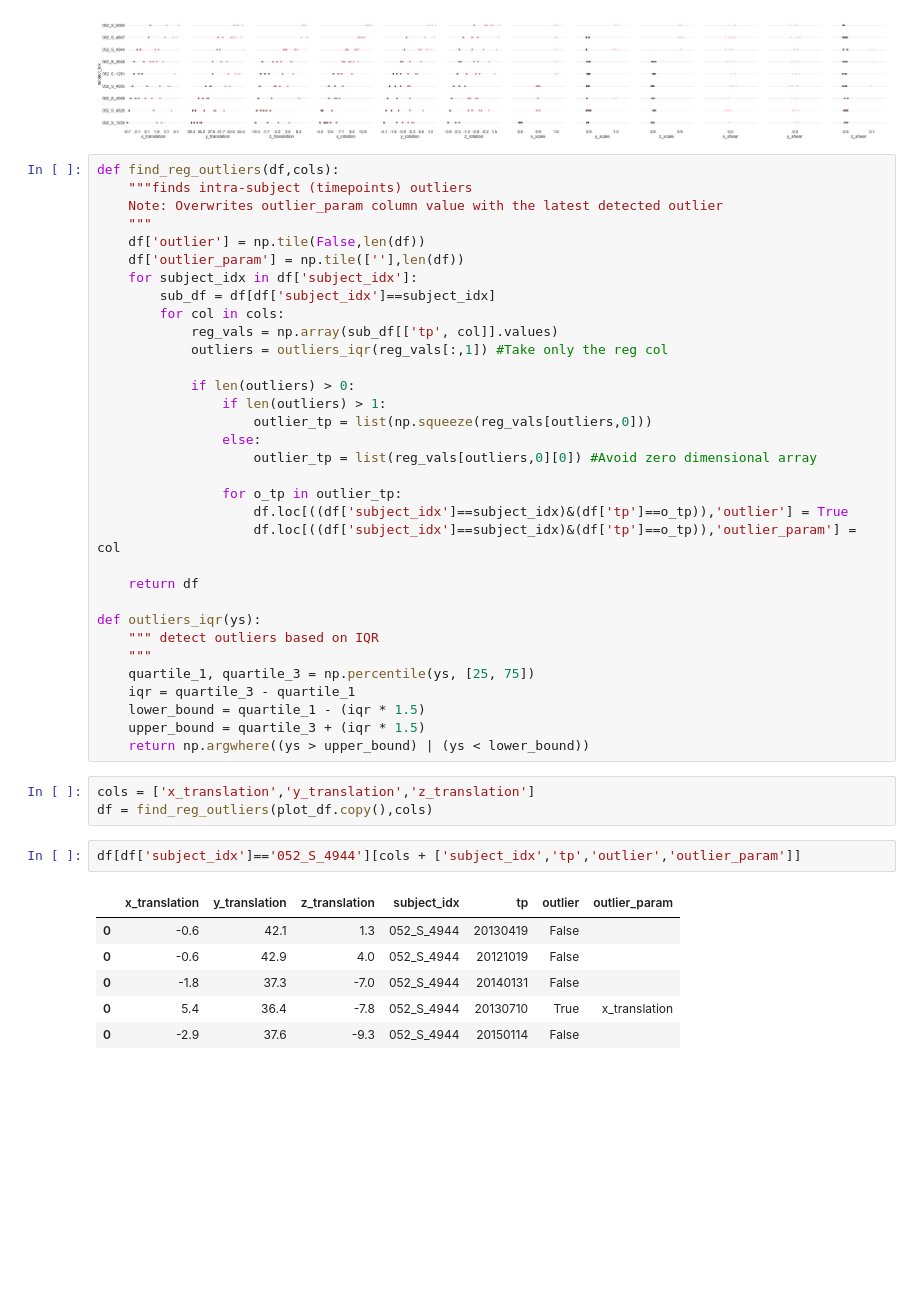
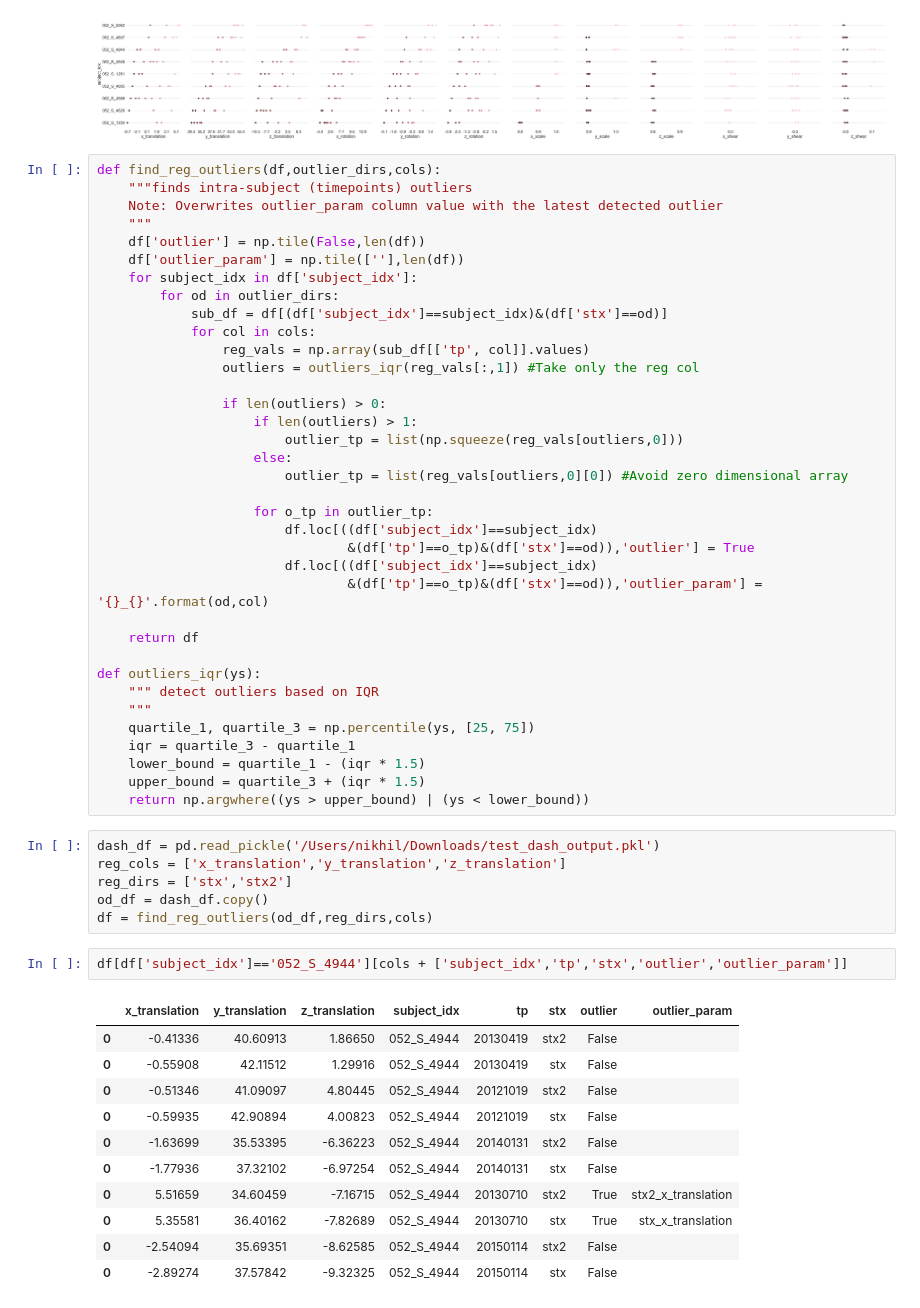
Before and after one commit to nikhil-C45/MR_preproc_dash, a Jupyter notebook: notebooks/MR_preproc_dash_registration_metrics.ipynb, the cells around one changed output. Drawn from its saved outputs; the diff is of its cells as text; blank space fills up the shorter version.

Commit message:
added outlier detection to the test script

```diff
--- a/notebooks/MR_preproc_dash_registration_metrics.ipynb
+++ b/notebooks/MR_preproc_dash_registration_metrics.ipynb
@@ -139,27 +139,30 @@ sns.despine(left=True, bottom=True)
 # %% [output]
 [figure]
 # %%
-def find_reg_outliers(df,cols):
+def find_reg_outliers(df,outlier_dirs,cols):
     """finds intra-subject (timepoints) outliers
     Note: Overwrites outlier_param column value with the latest detected outlier
     """
     df['outlier'] = np.tile(False,len(df))
     df['outlier_param'] = np.tile([''],len(df))
     for subject_idx in df['subject_idx']:
-        sub_df = df[df['subject_idx']==subject_idx]
-        for col in cols:
-            reg_vals = np.array(sub_df[['tp', col]].values)
-            outliers = outliers_iqr(reg_vals[:,1]) #Take only the reg col
+        for od in outlier_dirs:
+            sub_df = df[(df['subject_idx']==subject_idx)&(df['stx']==od)]
+            for col in cols:
+                reg_vals = np.array(sub_df[['tp', col]].values)
+                outliers = outliers_iqr(reg_vals[:,1]) #Take only the reg col
 
-            if len(outliers) > 0:
-                if len(outliers) > 1:
-                    outlier_tp = list(np.squeeze(reg_vals[outliers,0]))
-                else:
-                    outlier_tp = list(reg_vals[outliers,0][0]) #Avoid zero dimensional array
+                if len(outliers) > 0:
+                    if len(outliers) > 1:
+                        outlier_tp = list(np.squeeze(reg_vals[outliers,0]))
+                    else:
+                        outlier_tp = list(reg_vals[outliers,0][0]) #Avoid zero dimensional array
 
-                for o_tp in outlier_tp:
-                    df.loc[((df['subject_idx']==subject_idx)&(df['tp']==o_tp)),'outlier'] = True
-                    df.loc[((df['subject_idx']==subject_idx)&(df['tp']==o_tp)),'outlier_param'] = col
+                    for o_tp in outlier_tp:
+                        df.loc[((df['subject_idx']==subject_idx)
+                                &(df['tp']==o_tp)&(df['stx']==od)),'outlier'] = True
+                        df.loc[((df['subject_idx']==subject_idx)
+                                &(df['tp']==o_tp)&(df['stx']==od)),'outlier_param'] = '{}_{}'.format(od,col)
 
     return df
 
@@ -171,15 +174,23 @@ def outliers_iqr(ys):
     lower_bound = quartile_1 - (iqr * 1.5)
     upper_bound = quartile_3 + (iqr * 1.5)
     return np.argwhere((ys > upper_bound) | (ys < lower_bound))
-# %%
-cols = ['x_translation','y_translation','z_translation']
-df = find_reg_outliers(plot_df.copy(),cols)
+# %%
+dash_df = pd.read_pickle('/Users/nikhil/Downloads/test_dash_output.pkl')
+reg_cols = ['x_translation','y_translation','z_translation']
+reg_dirs = ['stx','stx2']
+od_df = dash_df.copy()
+df = find_reg_outliers(od_df,reg_dirs,cols)
 # %%
-df[df['subject_idx']=='052_S_4944'][cols + ['subject_idx','tp','outlier','outlier_param']]
+df[df['subject_idx']=='052_S_4944'][cols + ['subject_idx','tp','stx','outlier','outlier_param']]
 # %% [output]
-|  | x_translation | y_translation | z_translation | subject_idx | tp | outlier | outlier_param |
-| 0 | -0.6 | 42.1 | 1.3 | 052_S_4944 | 20130419 | False |  |
-| 0 | -0.6 | 42.9 | 4.0 | 052_S_4944 | 20121019 | False |  |
-| 0 | -1.8 | 37.3 | -7.0 | 052_S_4944 | 20140131 | False |  |
-| 0 | 5.4 | 36.4 | -7.8 | 052_S_4944 | 20130710 | True | x_translation |
-| 0 | -2.9 | 37.6 | -9.3 | 052_S_4944 | 20150114 | False |  |
+|  | x_translation | y_translation | z_translation | subject_idx | tp | stx | outlier | outlier_param |
+| 0 | -0.41336 | 40.60913 | 1.86650 | 052_S_4944 | 20130419 | stx2 | False |  |
+| 0 | -0.55908 | 42.11512 | 1.29916 | 052_S_4944 | 20130419 | stx | False |  |
+| 0 | -0.51346 | 41.09097 | 4.80445 | 052_S_4944 | 20121019 | stx2 | False |  |
+| 0 | -0.59935 | 42.90894 | 4.00823 | 052_S_4944 | 20121019 | stx | False |  |
+| 0 | -1.63699 | 35.53395 | -6.36223 | 052_S_4944 | 20140131 | stx2 | False |  |
+| 0 | -1.77936 | 37.32102 | -6.97254 | 052_S_4944 | 20140131 | stx | False |  |
+| 0 | 5.51659 | 34.60459 | -7.16715 | 052_S_4944 | 20130710 | stx2 | True | stx2_x_translation |
+| 0 | 5.35581 | 36.40162 | -7.82689 | 052_S_4944 | 20130710 | stx | True | stx_x_translation |
+| 0 | -2.54094 | 35.69351 | -8.62585 | 052_S_4944 | 20150114 | stx2 | False |  |
+| 0 | -2.89274 | 37.57842 | -9.32325 | 052_S_4944 | 20150114 | stx | False |  |
```
Also changed, not shown: 3 other files.
